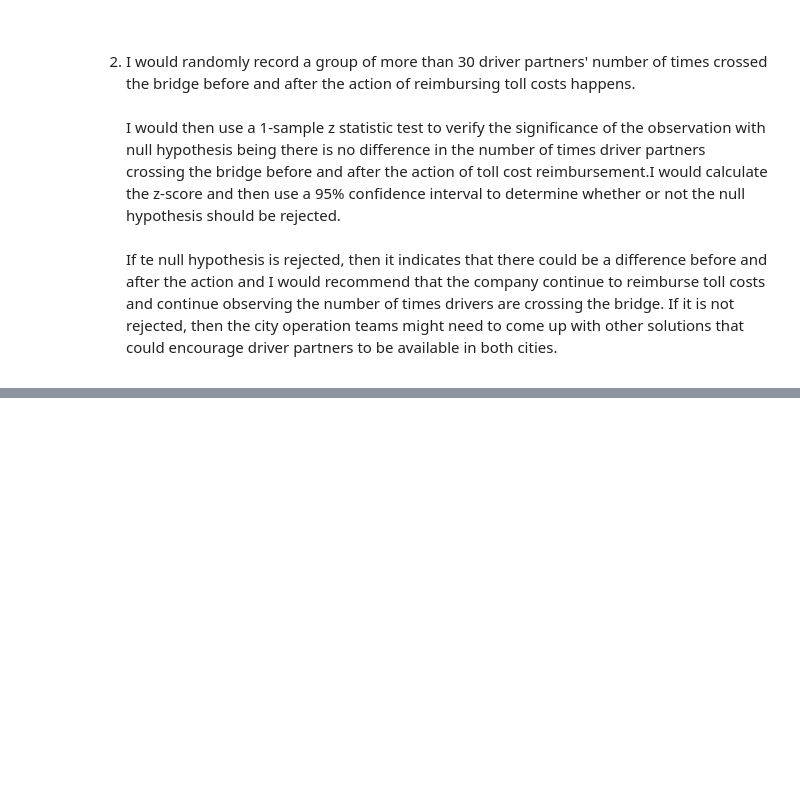
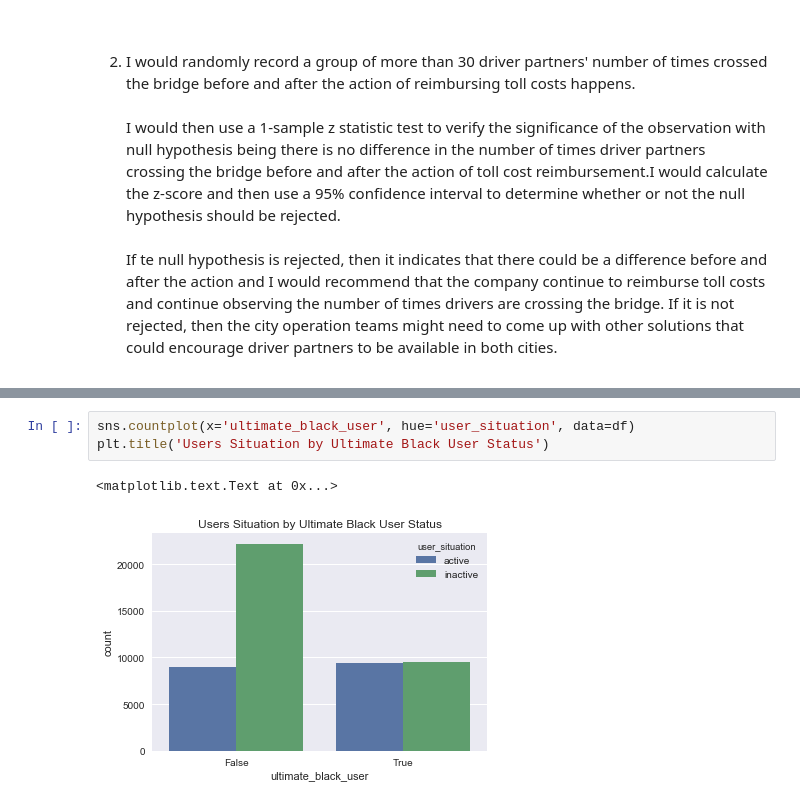
Before and after one commit to yatong2/Springboard, a Jupyter notebook: ultimate_challenge/Ultimate_Data_Challenge_Solutions.ipynb, the cells around one changed output, grey strips where cells are left out. Drawn from its saved outputs; the diff is of its cells as text; blank space fills up the shorter version.

```diff
--- a/ultimate_challenge/Ultimate_Data_Challenge_Solutions.ipynb
+++ b/ultimate_challenge/Ultimate_Data_Challenge_Solutions.ipynb
@@ -158,0 +245,6 @@ However, a toll bridge, with a two­way toll, between the two cities causes driv
+# %%
+sns.countplot(x='ultimate_black_user', hue='user_situation', data=df)
+plt.title('Users Situation by Ultimate Black User Status')
+# %% [output]
+<matplotlib.text.Text at 0x...>
+[figure, added]
```
Also changed, not shown: parts of 29 cells of this notebook.
